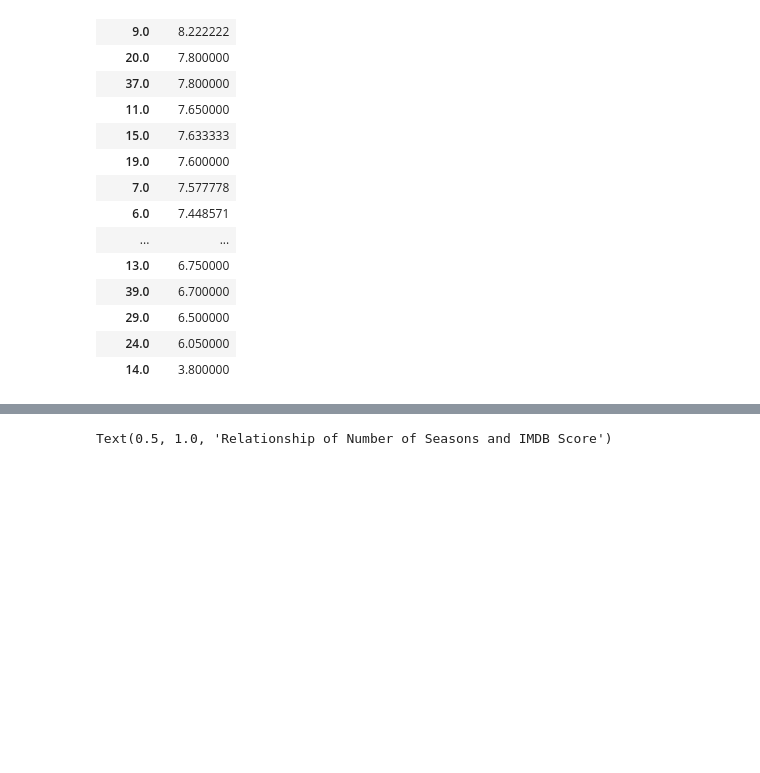
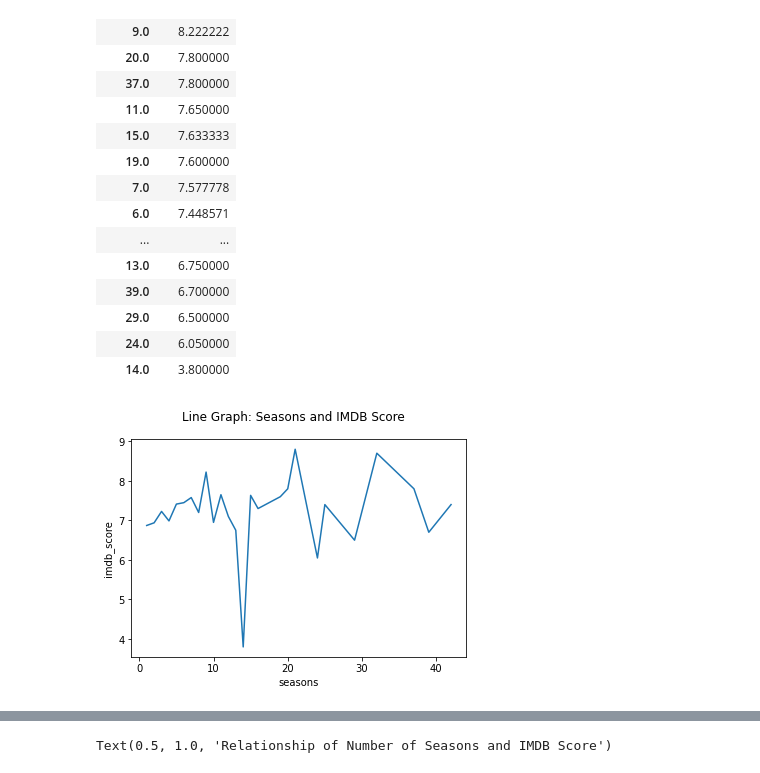
Before and after one commit to RJ0514/CSMODEL_Case_Study, a Jupyter notebook: Phase1.ipynb, the cells around one changed output, grey strips where cells are left out. Saved outputs shown, nothing was run; the diff lists cells and outputs as text; code cells hidden in the pictures; blank space fills up the shorter version.

```diff
--- a/Phase1.ipynb
+++ b/Phase1.ipynb
@@ -376,5 +376,14 @@ season_rating.sort_values(("imdb_score", "mean"), ascending=False)
 | 29.0 | 6.500000 |
 | 24.0 | 6.050000 |
 | 14.0 | 3.800000 |
+# %%
+
+plt.plot(season_rating)
+plt.xlabel('seasons')
+plt.ylabel('imdb_score')
+plt.suptitle('Line Graph: Seasons and IMDB Score')
+plt.show()
+# %% [output]
+[figure, added]
 # %%
 seasons_score = nx_df[['seasons', 'imdb_score']]
```
Also changed, not shown: parts of 1 cell of this notebook.
